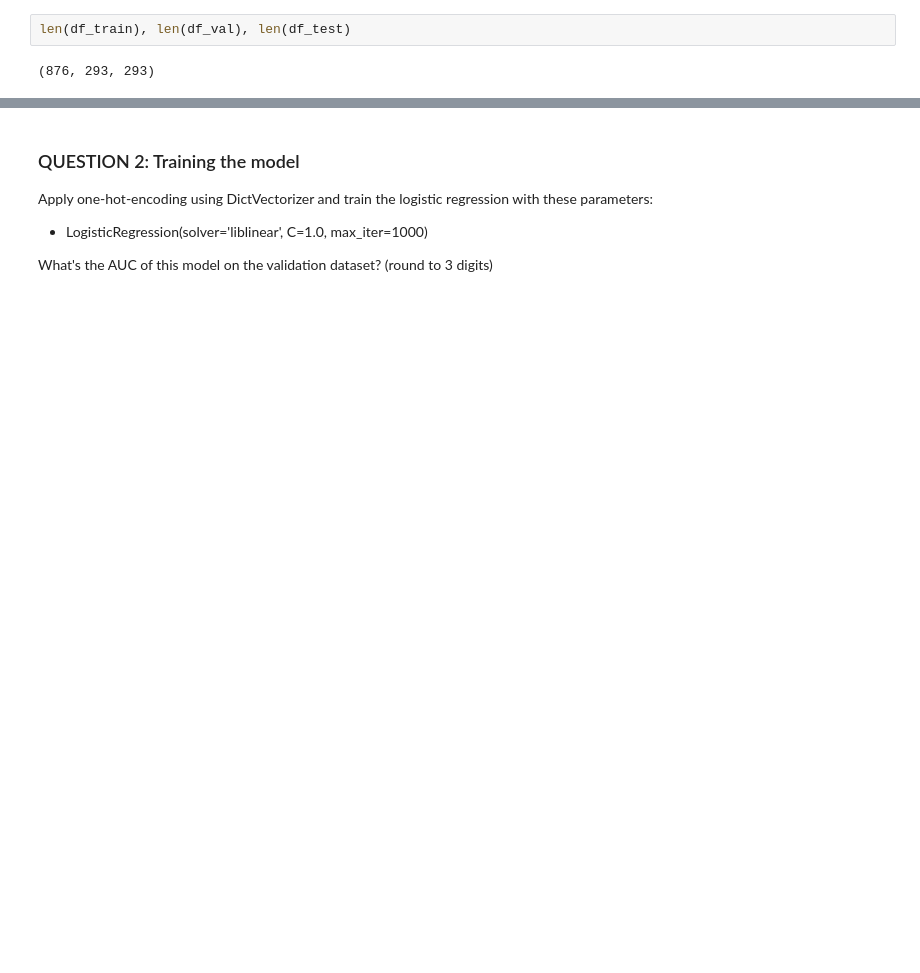
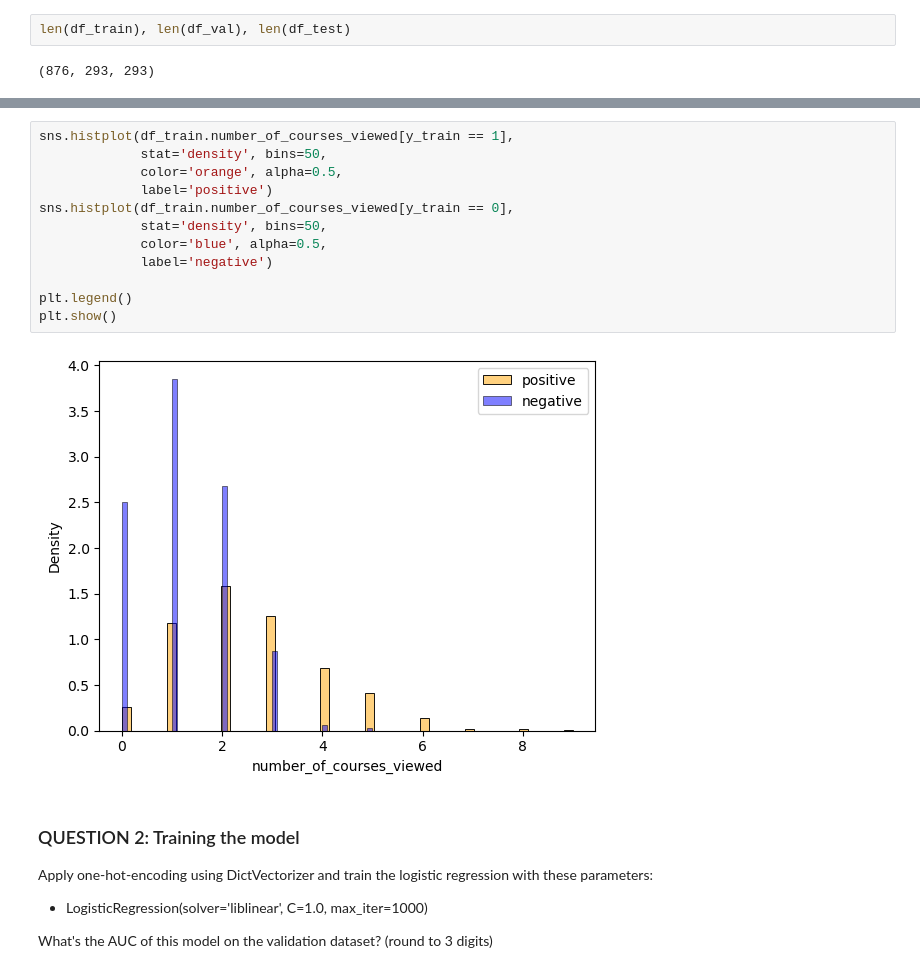
Before and after one commit to filipebodas/ml_zoomcamp_2025, a Jupyter notebook: code/04_evaluation_metrics/homework_04.ipynb, the cells around one changed output, grey strips where cells are left out. Drawn from its saved outputs; the diff is of its cells as text; blank space fills up the shorter version.

```diff
--- a/code/04_evaluation_metrics/homework_04.ipynb
+++ b/code/04_evaluation_metrics/homework_04.ipynb
@@ -117,3 +160,17 @@ auc_scores_df
+# %%
+sns.histplot(df_train.number_of_courses_viewed[y_train == 1],
+             stat='density', bins=50,
+             color='orange', alpha=0.5,
+             label='positive')
+sns.histplot(df_train.number_of_courses_viewed[y_train == 0],
+             stat='density', bins=50,
+             color='blue', alpha=0.5,
+             label='negative')
+
+plt.legend()
+plt.show()
+# %% [output]
+[figure, added]
 # %% [markdown]
 ### QUESTION 2: Training the model
 
```
Also changed, not shown: parts of 33 cells of this notebook.
